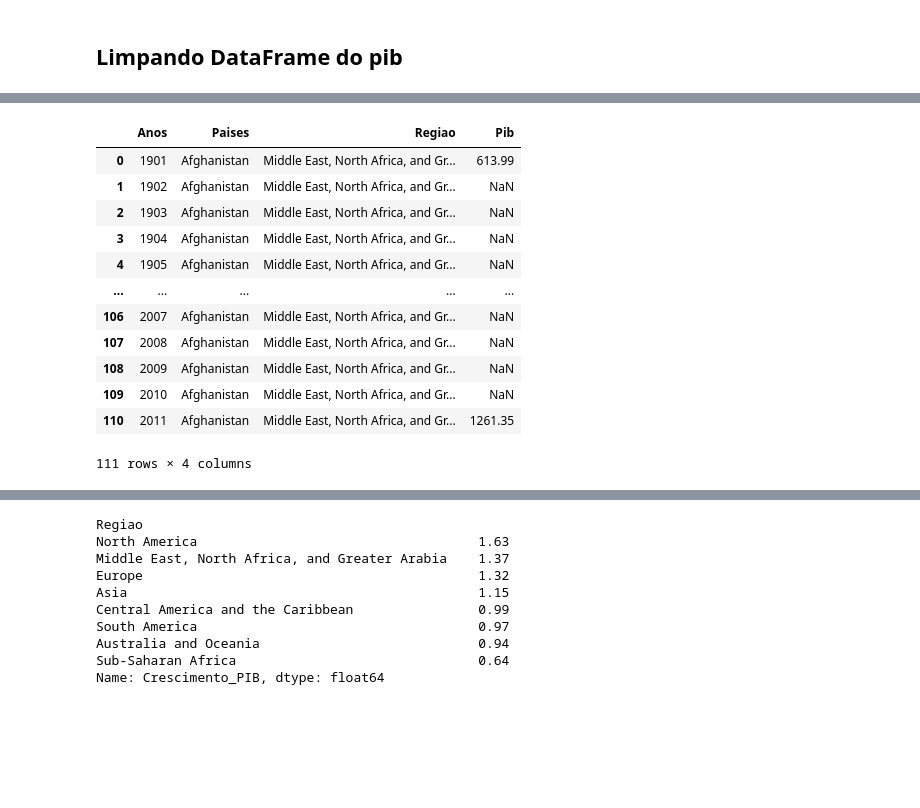
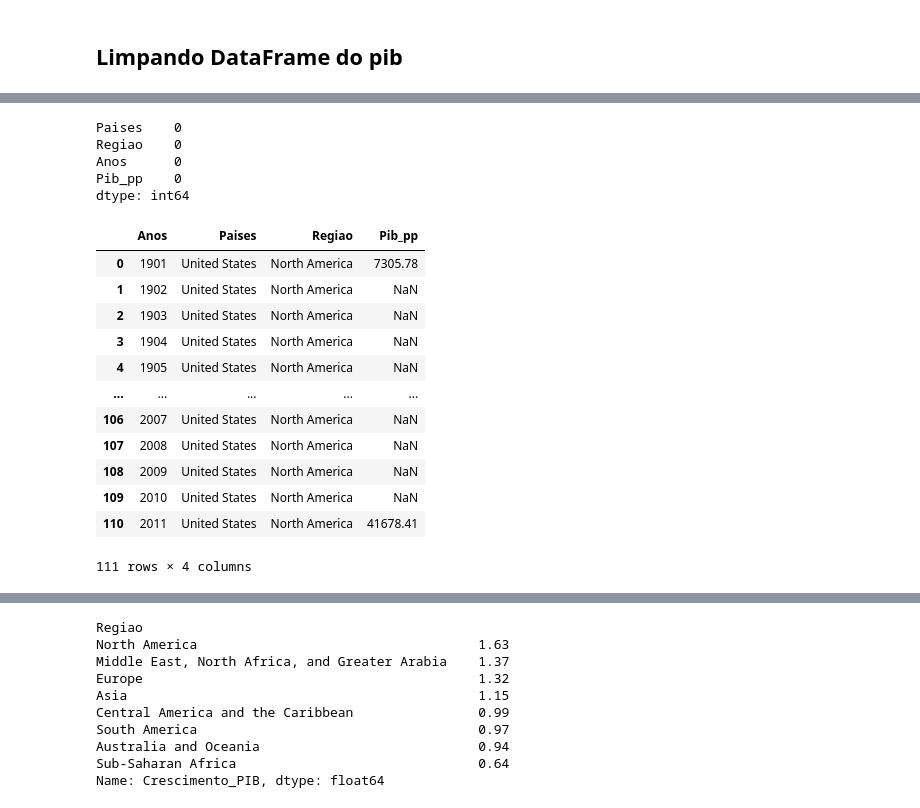
Before and after one commit to Sinvalluz/Projeto-A3-An-lise-de-dados, a Jupyter notebook: app.ipynb, the cells around one changed output, grey strips where cells are left out. Cells and saved outputs as stored; diff of their text form; code cells hidden in the pictures; blank space fills up the shorter version.

```diff
--- a/app.ipynb
+++ b/app.ipynb
@@ -6,6 +8,6 @@ import matplotlib.pyplot as plt
 # %%
 # Lendo todos os DataSets com pandas
-df_obesidade = pd.read_csv('./datasets/obesidade/obesity-cleaned.csv', sep=',', index_col=0)
-df_pib_per_capita = pd.read_csv('./datasets/pib_per_capita/GDP.csv', sep=',')
+df_obesidade = pd.read_csv('./datasets/obesidade/data.csv', sep=',')
+df_pib_pp = pd.read_csv('./datasets/pib_per_capita/GDP.csv', sep=',')
 # %% [markdown]
 ## Limpando DataFrame de obesidade
@@ -186,0 +807,22 @@ df_pib_per_capita_copia
+# %%
+# Criando uma copia do DataFrame
+df_pib_pp_limpa = df_pib_pp.copy()
+
+df_pib_pp_limpa.rename(columns={'Country': 'Paises',
+                                   'Region': 'Regiao',
+                                   'Year': 'Anos',
+                                   ' GDP_pp ': 'Pib_pp'}, inplace=True)
+
+# Transformando tabela anos em datetime
+df_pib_pp_limpa['Anos'] = pd.to_datetime(df_pib_pp_limpa['Anos']).dt.year
+
+df_pib_pp_limpa['Regiao'] = df_pib_pp_limpa['Regiao'].astype(str)
+
+# Formatando string de pib tirando espaços vazios e tirando virgula
+df_pib_pp_limpa['Pib_pp'] = df_pib_pp_limpa['Pib_pp'].str.strip().str.replace(',', '')
+
+# Transformando em números o pib
+df_pib_pp_limpa['Pib_pp'] = pd.to_numeric(df_pib_pp_limpa['Pib_pp'], errors='coerce')
+
+# Dando info
+df_pib_pp_limpa.info()
@@ -187,32 +841,41 @@ df_pib_per_capita_copia
+# %%
+# Verificando valores NaN
+df_pib_pp_limpa.isnull().sum()
+# %% [output]
+Paises    0
+Regiao    0
+Anos      0
+Pib_pp    0
+dtype: int64
 # %%
 def fill_years(group):
     # Criar um range completo de anos
     full_years = pd.DataFrame({'Anos': range(group['Anos'].min(), group['Anos'].max() + 1)})
     # Merge com o grupo original para garantir todos os anos
     group = full_years.merge(group, on='Anos', how='left')
     # Preencher os valores de 'Paises' e 'Regiao'
     group['Paises'] = group['Paises'].ffill()
     group['Regiao'] = group['Regiao'].ffill()
     return group
 
 # Aplicar o preenchimento para cada grupo de país e região
-df_pib_per_capita_copia = df_pib_per_capita_copia.groupby(['Paises', 'Regiao'], group_keys=False).apply(fill_years)
+df_pib_pp_limpa = df_pib_pp_limpa.groupby(['Paises', 'Regiao'], group_keys=False).apply(fill_years)
 
 
-df_pib_per_capita_copia[df_pib_per_capita_copia['Paises'] == 'Afghanistan']
+df_pib_pp_limpa[df_pib_pp_limpa['Paises'] == 'United States']
 # %% [output]
-|  | Anos | Paises | Regiao | Pib |
-| 0 | 1901 | Afghanistan | Middle East, North Africa, and Gr... | 613.99 |
-| 1 | 1902 | Afghanistan | Middle East, North Africa, and Gr... | NaN |
-| 2 | 1903 | Afghanistan | Middle East, North Africa, and Gr... | NaN |
-| 3 | 1904 | Afghanistan | Middle East, North Africa, and Gr... | NaN |
-| 4 | 1905 | Afghanistan | Middle East, North Africa, and Gr... | NaN |
+|  | Anos | Paises | Regiao | Pib_pp |
+| 0 | 1901 | United States | North America | 7305.78 |
+| 1 | 1902 | United States | North America | NaN |
+| 2 | 1903 | United States | North America | NaN |
+| 3 | 1904 | United States | North America | NaN |
+| 4 | 1905 | United States | North America | NaN |
 | ... | ... | ... | ... | ... |
-| 106 | 2007 | Afghanistan | Middle East, North Africa, and Gr... | NaN |
-| 107 | 2008 | Afghanistan | Middle East, North Africa, and Gr... | NaN |
-| 108 | 2009 | Afghanistan | Middle East, North Africa, and Gr... | NaN |
-| 109 | 2010 | Afghanistan | Middle East, North Africa, and Gr... | NaN |
-| 110 | 2011 | Afghanistan | Middle East, North Africa, and Gr... | 1261.35 |
+| 106 | 2007 | United States | North America | NaN |
+| 107 | 2008 | United States | North America | NaN |
+| 108 | 2009 | United States | North America | NaN |
+| 109 | 2010 | United States | North America | NaN |
+| 110 | 2011 | United States | North America | 41678.41 |
 111 rows × 4 columns
 # %%
 # Interpolando os valores ausentes
```
Also changed, not shown: parts of 62 cells of this notebook, 2 other files.
